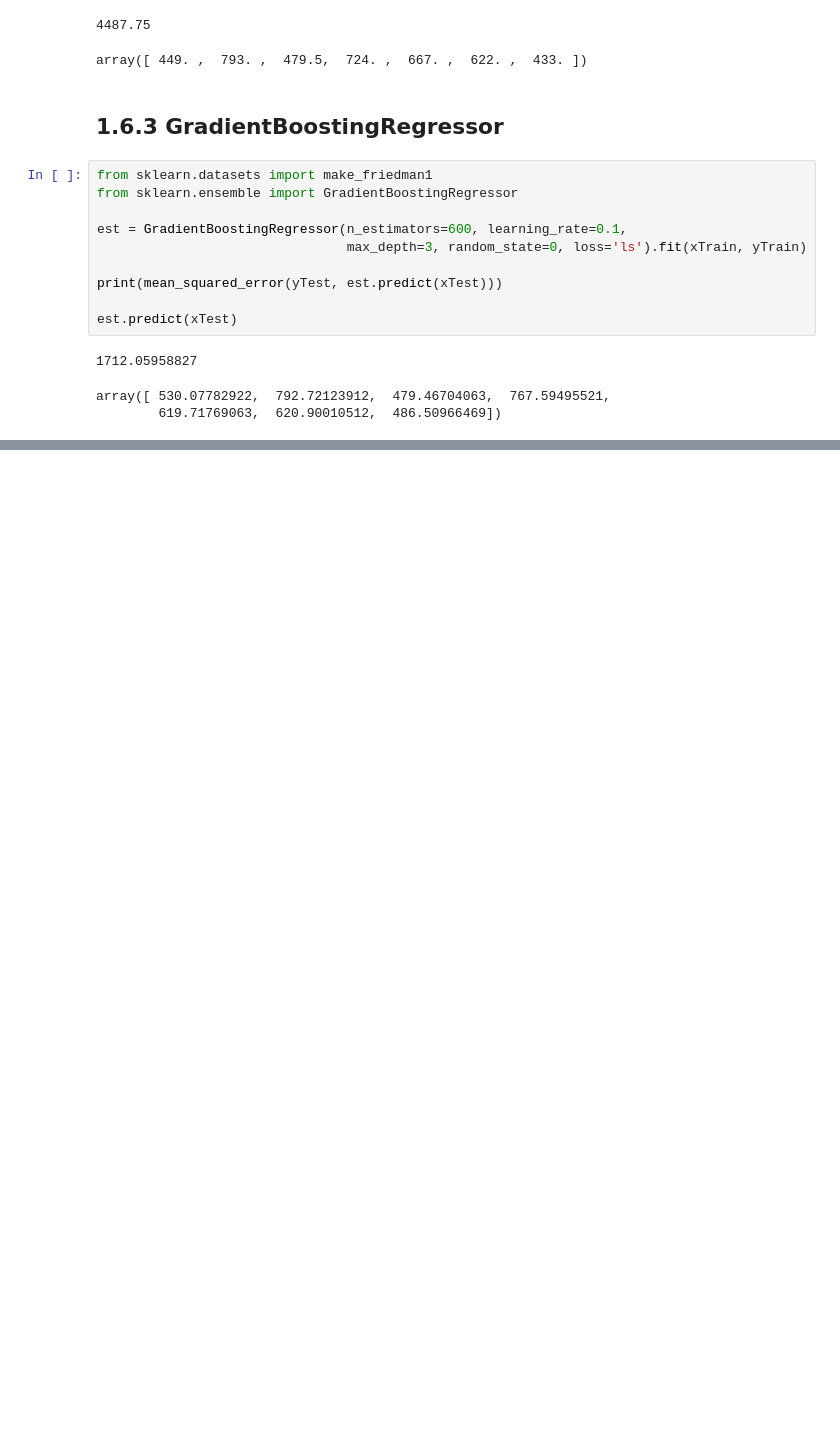
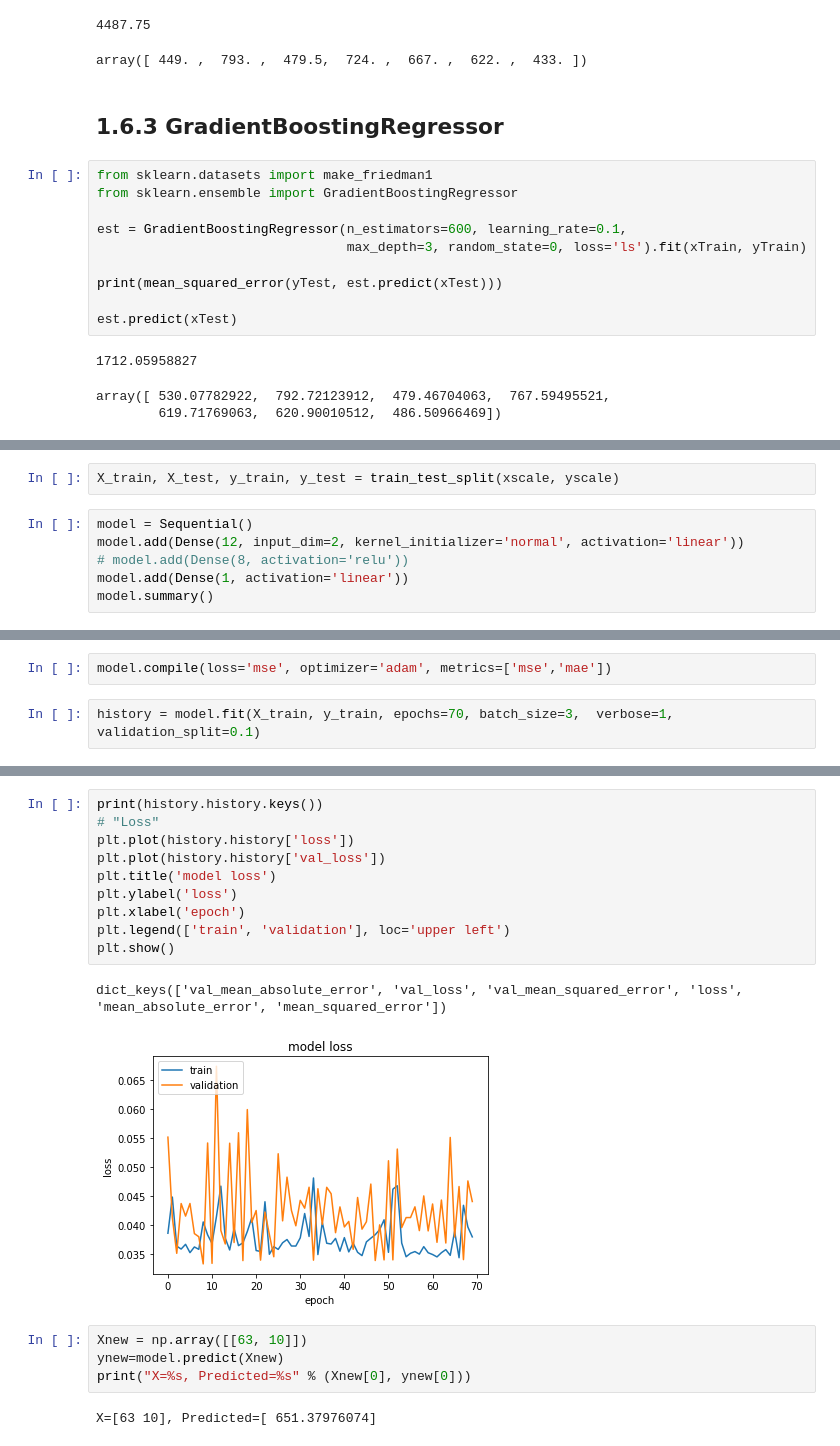
Before and after one commit to pbarjoueian/ecp, a Jupyter notebook: notebook/ecp-user.ipynb, the cells around one changed output, grey strips where cells are left out. Cells and saved outputs as stored; diff of their text form; blank space fills up the shorter version.

```diff
--- a/notebook/ecp-user.ipynb
+++ b/notebook/ecp-user.ipynb
@@ -246,0 +272,8 @@ array([ 530.07782922,  792.72123912,  479.46704063,  767.59495521,
+# %%
+X_train, X_test, y_train, y_test = train_test_split(xscale, yscale)
+# %%
+model = Sequential()
+model.add(Dense(12, input_dim=2, kernel_initializer='normal', activation='linear'))
+# model.add(Dense(8, activation='relu'))
+model.add(Dense(1, activation='linear'))
+model.summary()
@@ -246,0 +294,4 @@ array([ 530.07782922,  792.72123912,  479.46704063,  767.59495521,
+# %%
+model.compile(loss='mse', optimizer='adam', metrics=['mse','mae'])
+# %%
+history = model.fit(X_train, y_train, epochs=70, batch_size=3,  verbose=1, validation_split=0.1)
@@ -246,0 +316,19 @@ array([ 530.07782922,  792.72123912,  479.46704063,  767.59495521,
+# %%
+print(history.history.keys())
+# "Loss"
+plt.plot(history.history['loss'])
+plt.plot(history.history['val_loss'])
+plt.title('model loss')
+plt.ylabel('loss')
+plt.xlabel('epoch')
+plt.legend(['train', 'validation'], loc='upper left')
+plt.show()
+# %% [output]
+dict_keys(['val_mean_absolute_error', 'val_loss', 'val_mean_squared_error', 'loss', 'mean_absolute_error', 'mean_squared_error'])
+[figure, added]
+# %%
+Xnew = np.array([[63, 10]])
+ynew=model.predict(Xnew)
+print("X=%s, Predicted=%s" % (Xnew[0], ynew[0]))
+# %% [output]
+X=[63 10], Predicted=[ 651.37976074]
```
Also changed, not shown: parts of 5 cells of this notebook.
